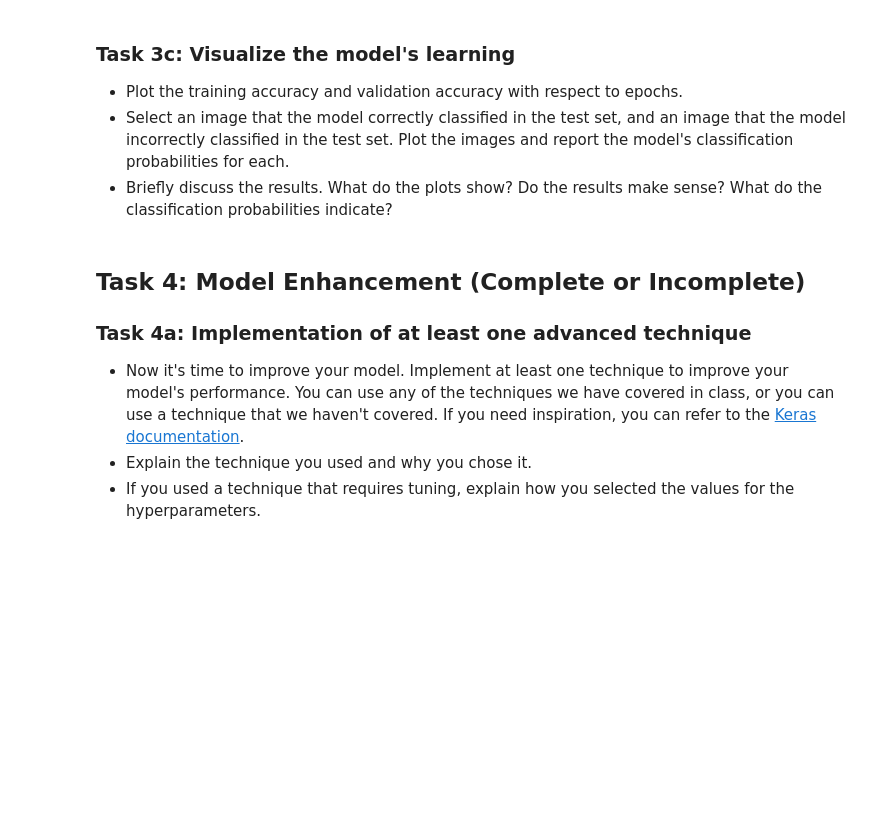
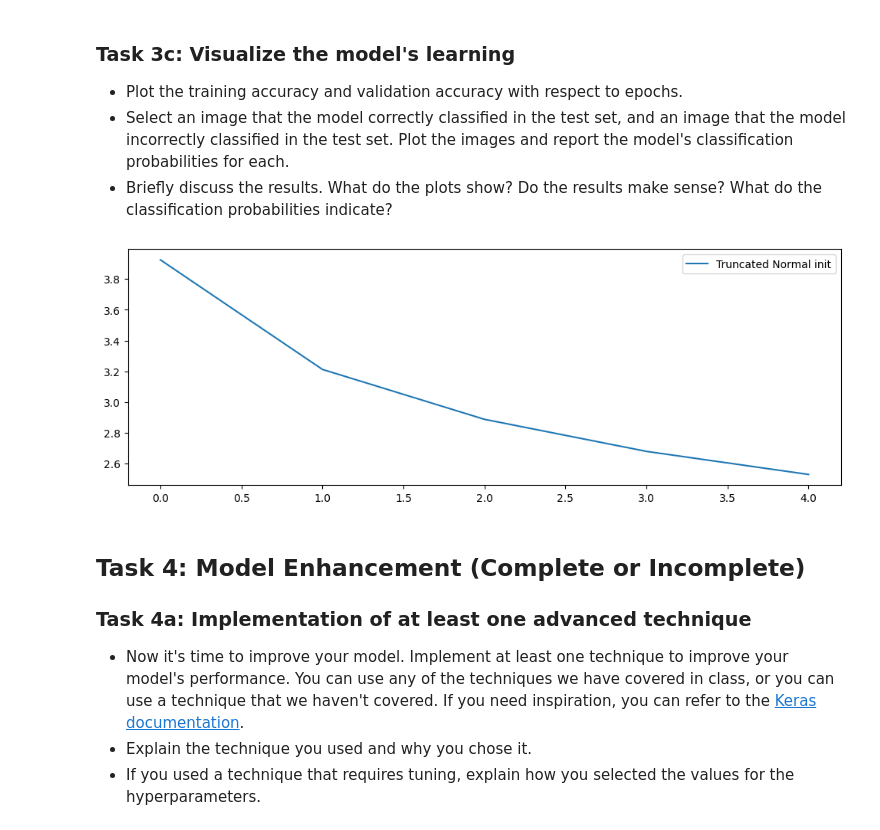
Before and after one commit to UofT-DSI/deep_learning, a Jupyter notebook: 02_activities/assignments/assignment_1.ipynb, the cells around one changed output. Saved outputs shown, nothing was run; the diff lists cells and outputs as text; code cells hidden in the pictures; blank space fills up the shorter version.

```diff
--- a/02_activities/assignments/assignment_1.ipynb
+++ b/02_activities/assignments/assignment_1.ipynb
@@ -45,3 +123,29 @@ from keras.layers import Conv2D, MaxPooling2D, Flatten, Dense
+# %%
+model = Sequential()
+
+# Convolutional Layer 1
+model.add(Conv2D(filters=32, kernel_size=(3, 3), activation='relu', padding='same', input_shape=(32, 32, 3)))
+model.add(MaxPooling2D(pool_size=(2, 2)))
+
+# Convolutional Layer 2
+model.add(Conv2D(filters=64, kernel_size=(3, 3), activation='relu', padding='same'))
+model.add(MaxPooling2D(pool_size=(2, 2)))
+
+# Convolutional Layer 3
+model.add(Conv2D(filters=128, kernel_size=(3, 3), activation='relu', padding='same'))
+model.add(MaxPooling2D(pool_size=(2, 2)))
+
+# Flatten the output of the final convolutional layer
+model.add(Flatten())
+
+# Dropout Layer (to reduce overfitting)
+model.add(Dropout(0.5))
+
+# Dense Layer 1
+model.add(Dense(128, activation='relu'))
+
+# Dense Layer 2 (Output Layer)
+model.add(Dense(100, activation='softmax'))  # CIFAR-100 has 100 classes
 # %% [markdown]
 ### Task 2b: Compile the model
 
@@ -51,5 +155,10 @@ from keras.layers import Conv2D, MaxPooling2D, Flatten, Dense
 - <b>Optimizer:</b> ______
 # %%
 from keras import optimizers
+# Compile the model
+model.compile(optimizer='adam',
+              loss='categorical_crossentropy',
+              metrics=['accuracy'])
 
-# Your code here
+# Print the model summary
+model.summary()
@@ -62,3 +193,10 @@ from keras import optimizers
 - Use the validation set for validation.
 # %%
 # Your code here
+history = model.fit(
+    x_train, # Training data
+    y_train, # Training labels
+    epochs=5, # Number of epochs
+    batch_size=32, # Number of samples per batch
+    validation_data=(x_val, y_val), # Validation data
+)
@@ -83,6 +240,11 @@ from keras import optimizers
 - Briefly discuss the results. What do the plots show? Do the results make sense? What do the classification probabilities indicate?
 # %%
 # Your code here
+plt.figure(figsize=(12, 4))
+plt.plot(history.history['loss'], label="Truncated Normal init")
+plt.legend();
+# %% [output]
+[figure, added]
 # %% [markdown]
 ## Task 4: Model Enhancement (Complete or Incomplete)
 ### Task 4a: Implementation of at least one advanced technique
```
Also changed, not shown: parts of 16 cells of this notebook.
